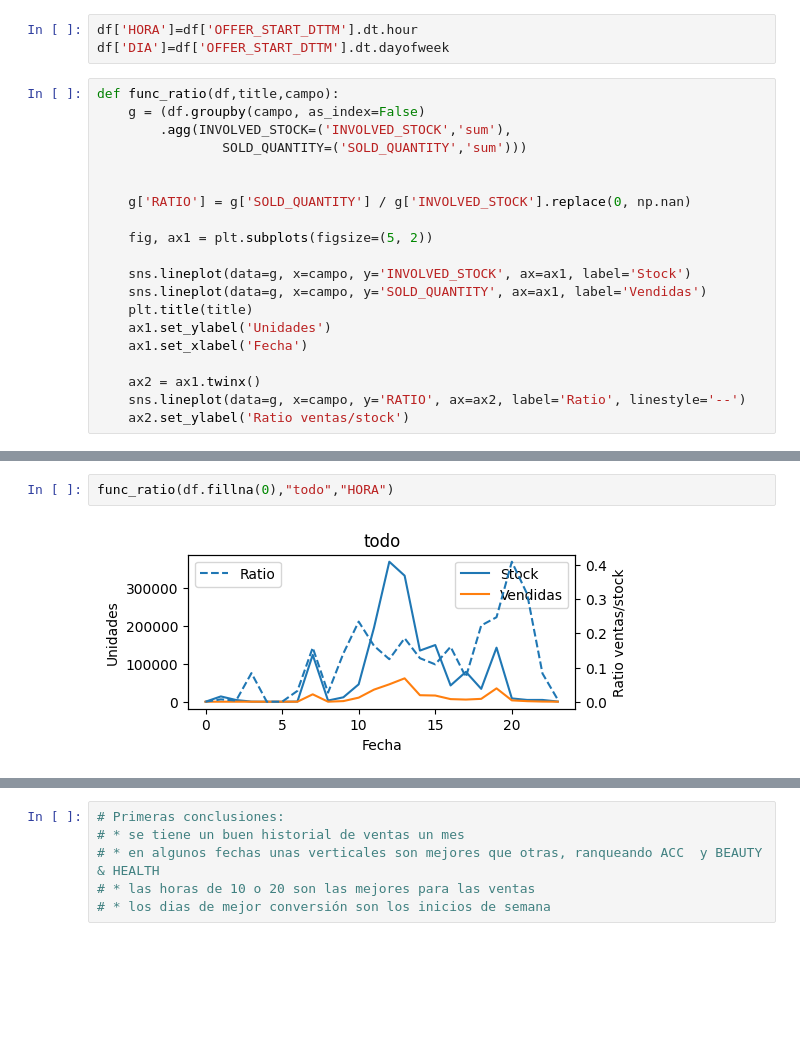
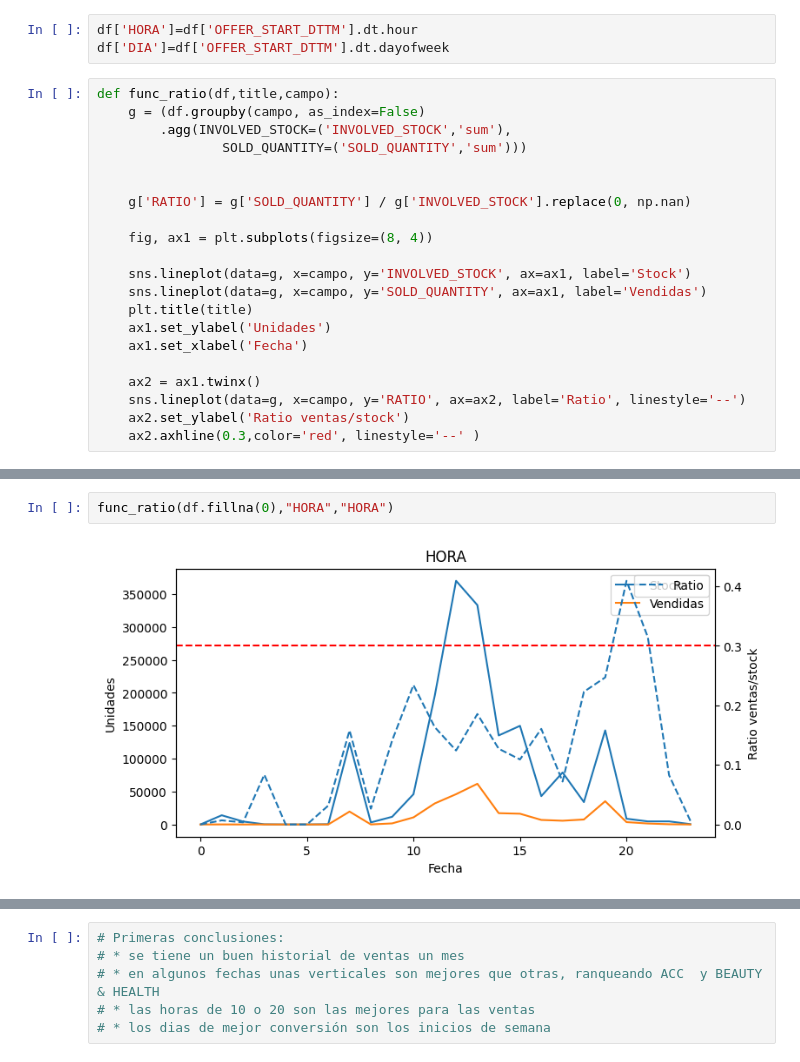
Before and after one commit to ijlm/reto-shipping, a Jupyter notebook: 01_ofertas_relampago/eda_ofertas.ipynb, the cells around one changed output, grey strips where cells are left out. Cells and saved outputs as stored; diff of their text form; blank space fills up the shorter version.

```diff
--- a/01_ofertas_relampago/eda_ofertas.ipynb
+++ b/01_ofertas_relampago/eda_ofertas.ipynb
@@ -199,7 +197,7 @@ def func_ratio(df,title,campo):
 
     g['RATIO'] = g['SOLD_QUANTITY'] / g['INVOLVED_STOCK'].replace(0, np.nan)
 
-    fig, ax1 = plt.subplots(figsize=(5, 2))
+    fig, ax1 = plt.subplots(figsize=(8, 4))
 
     sns.lineplot(data=g, x=campo, y='INVOLVED_STOCK', ax=ax1, label='Stock')
     sns.lineplot(data=g, x=campo, y='SOLD_QUANTITY', ax=ax1, label='Vendidas')
@@ -210,4 +208,5 @@ def func_ratio(df,title,campo):
     ax2 = ax1.twinx()
     sns.lineplot(data=g, x=campo, y='RATIO', ax=ax2, label='Ratio', linestyle='--')
     ax2.set_ylabel('Ratio ventas/stock')
+    ax2.axhline(0.3,color='red', linestyle='--' )
 # %%
@@ -231,5 +216,5 @@ for i in df.fillna(0).VERTICAL.unique():
 # %%
-func_ratio(df.fillna(0),"todo","HORA")
+func_ratio(df.fillna(0),"HORA","HORA")
 # %% [output]
-[figure, old version]
+[figure, new version]
 # %%
```
Also changed, not shown: parts of 11 cells of this notebook, 1 other file.
